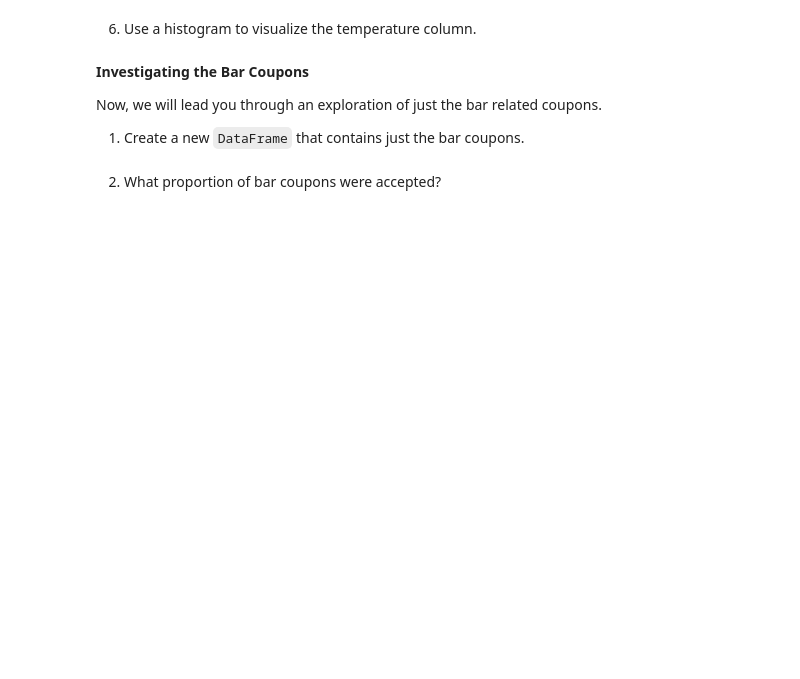
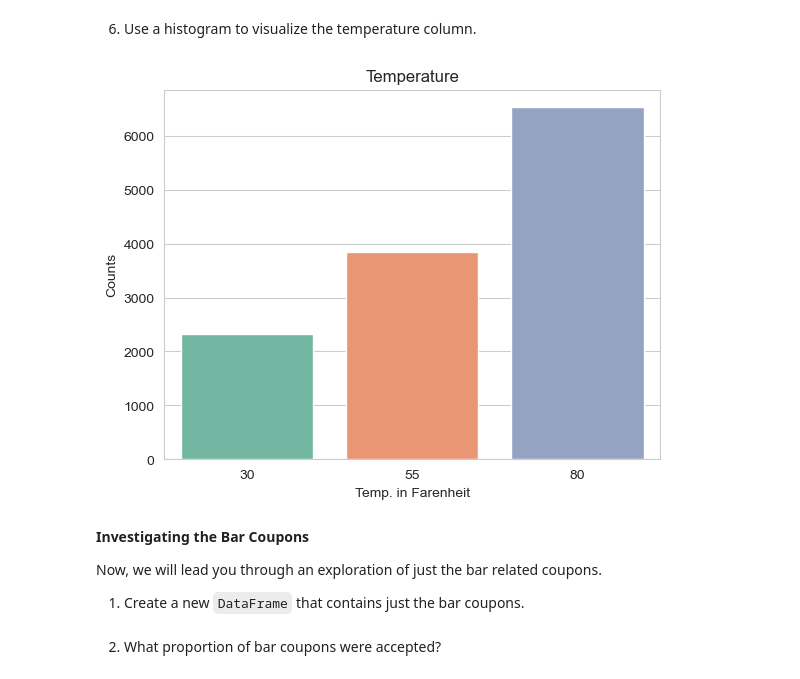
Before and after one commit to OmarTrejo/coupons-data-analysis, a Jupyter notebook: main.ipynb, the cells around one changed output. Drawn from its saved outputs; the diff is of its cells as text; code cells hidden in the pictures; blank space fills up the shorter version.

```diff
--- a/main.ipynb
+++ b/main.ipynb
@@ -91,5 +179,14 @@ data.head()
 # %% [markdown]
 6. Use a histogram to visualize the temperature column.
+# %%
+temperature = data.groupby('temperature').size().reset_index(name='counts')
+temp_barplot = sns.barplot(temperature, x='temperature', y='counts', palette='Set2')
+plt.title('Temperature')
+plt.xlabel('Temp. in Farenheit')
+plt.ylabel('Counts')
+plt.show()
+# %% [output]
+[figure, added]
 # %% [markdown]
 **Investigating the Bar Coupons**
 
```
Also changed, not shown: parts of 22 cells of this notebook.
